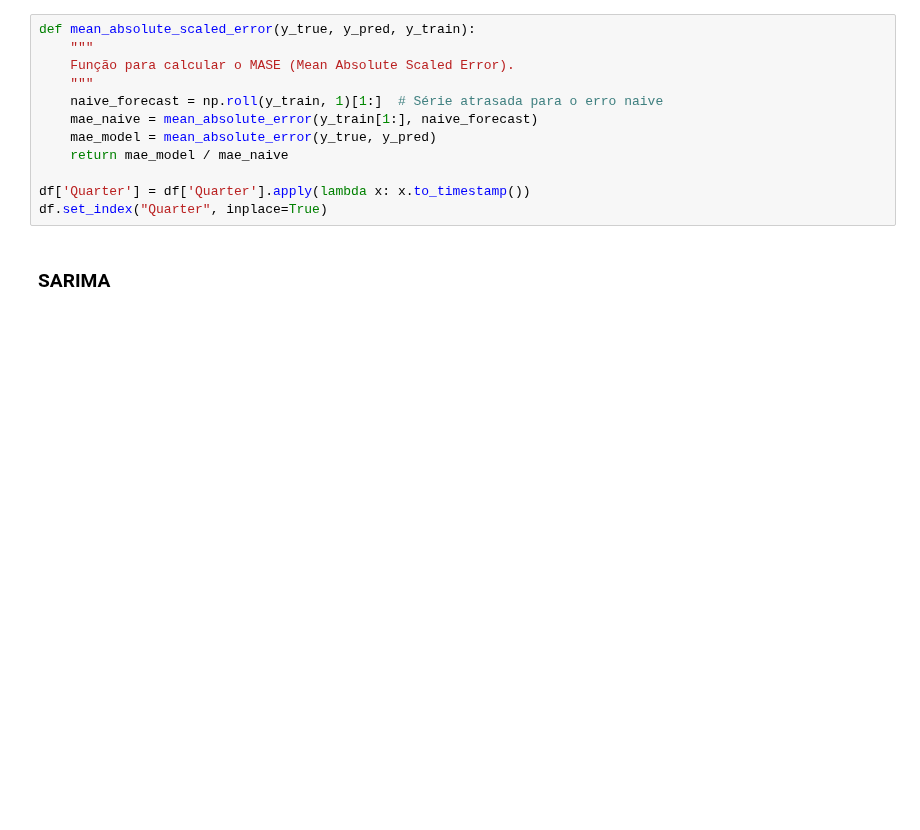
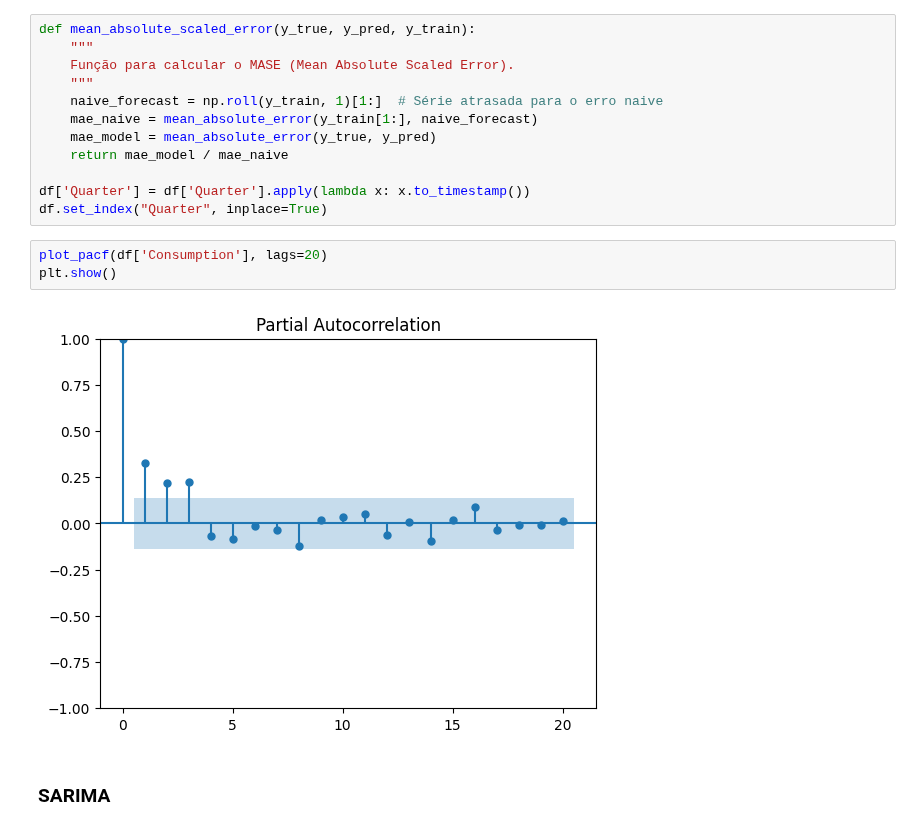
Before and after one commit to ramalhogs/Series_temporais_A2, a Jupyter notebook: sarima.ipynb, the cells around one changed output. Saved outputs shown, nothing was run; the diff lists cells and outputs as text; blank space fills up the shorter version.

```diff
--- a/sarima.ipynb
+++ b/sarima.ipynb
@@ -58,6 +58,11 @@ def mean_absolute_scaled_error(y_true, y_pred, y_train):
 
 df['Quarter'] = df['Quarter'].apply(lambda x: x.to_timestamp())
 df.set_index("Quarter", inplace=True)
+# %%
+plot_pacf(df['Consumption'], lags=20)
+plt.show()
+# %% [output]
+[figure, added]
 # %% [markdown]
 ### SARIMA
 # %%
```
Also changed, not shown: parts of 4 cells of this notebook.
